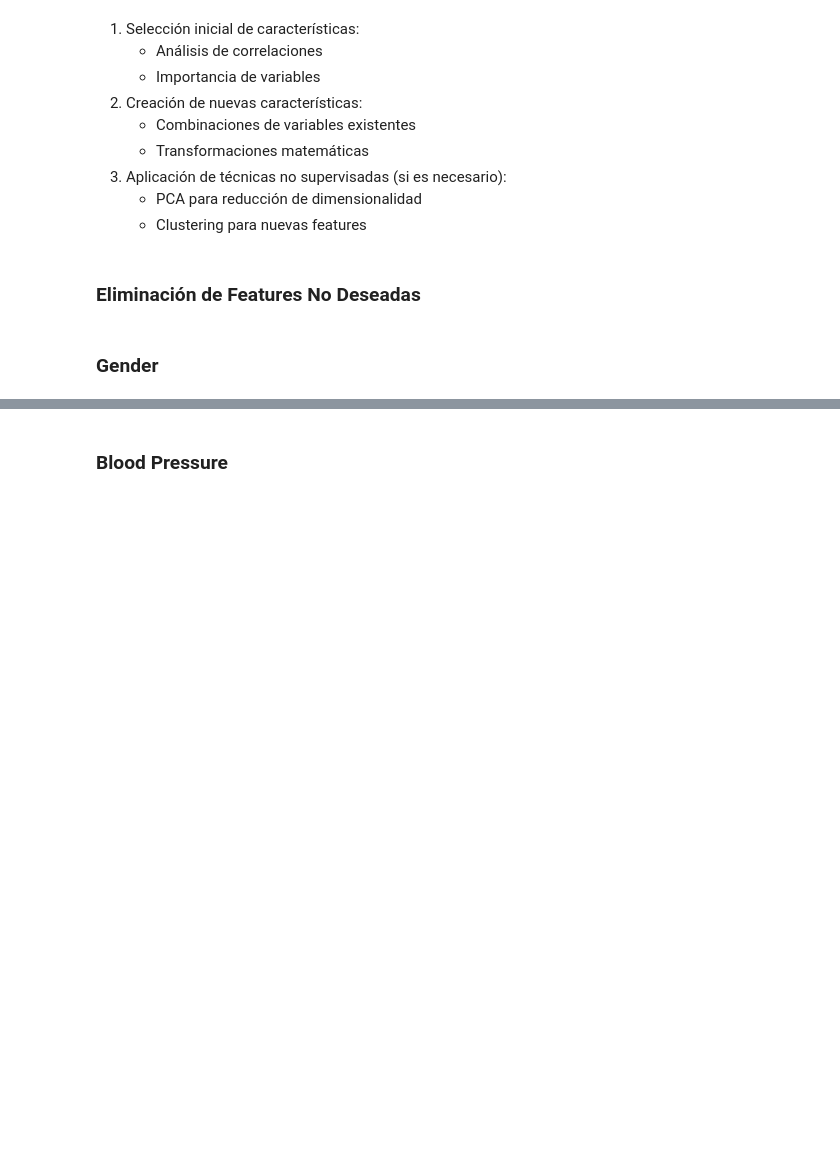
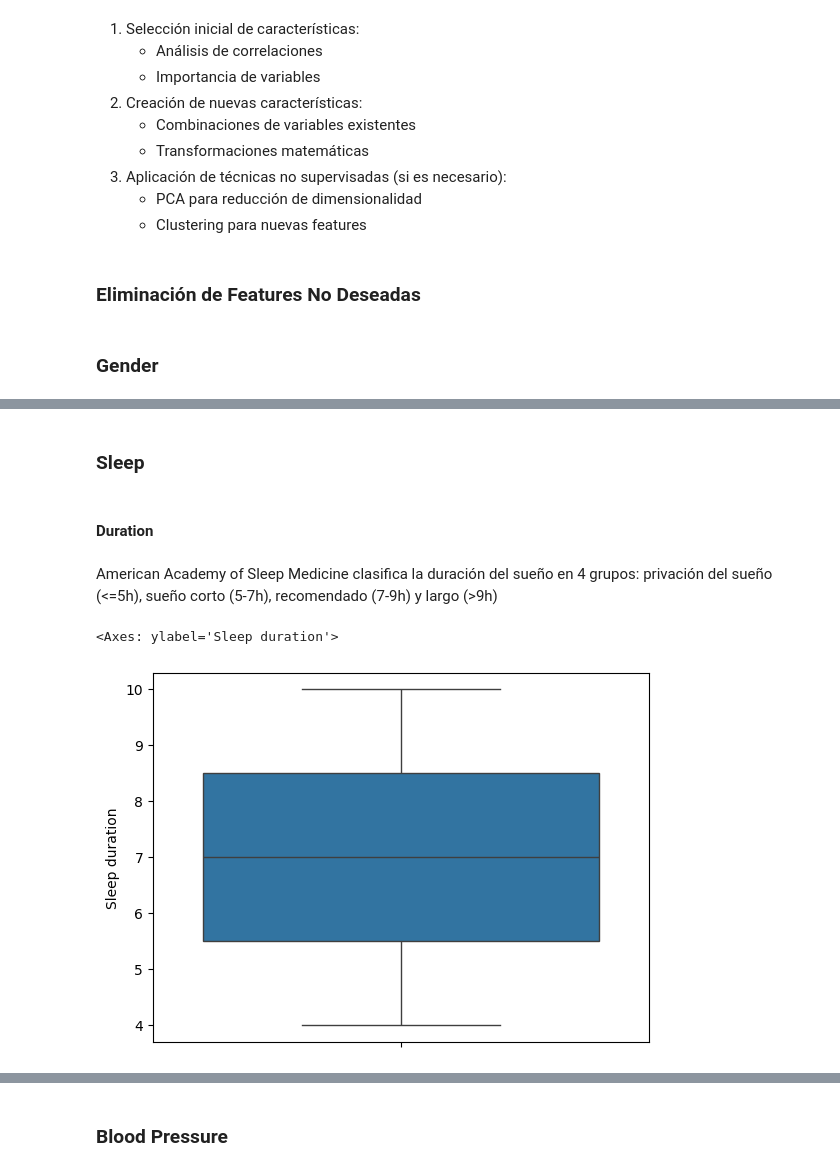
Before and after one commit to JuanManiglia/DS102024, a Jupyter notebook: 3-MachineLearning/10-Proyecto_ML/src/notebooks/limpieza.ipynb, the cells around one changed output, grey strips where cells are left out. Cells and saved outputs as stored; diff of their text form; code cells hidden in the pictures; blank space fills up the shorter version.

```diff
--- a/3-MachineLearning/10-Proyecto_ML/src/notebooks/limpieza.ipynb
+++ b/3-MachineLearning/10-Proyecto_ML/src/notebooks/limpieza.ipynb
@@ -239,0 +262,11 @@ df.drop(columns=['Discomfort Eye-strain', 'Redness in eye', 'Itchiness/Irritatio
+# %% [markdown]
+### Sleep
+# %% [markdown]
+#### Duration
+# %% [markdown]
+American Academy of Sleep Medicine clasifica la duración del sueño en 4 grupos: privación del sueño (<=5h), sueño corto (5-7h), recomendado (7-9h) y largo (>9h)
+# %%
+sns.boxplot(df['Sleep duration'])
+# %% [output]
+<Axes: ylabel='Sleep duration'>
+[figure, added]
```
Also changed, not shown: parts of 49 cells of this notebook, 1 other file.
